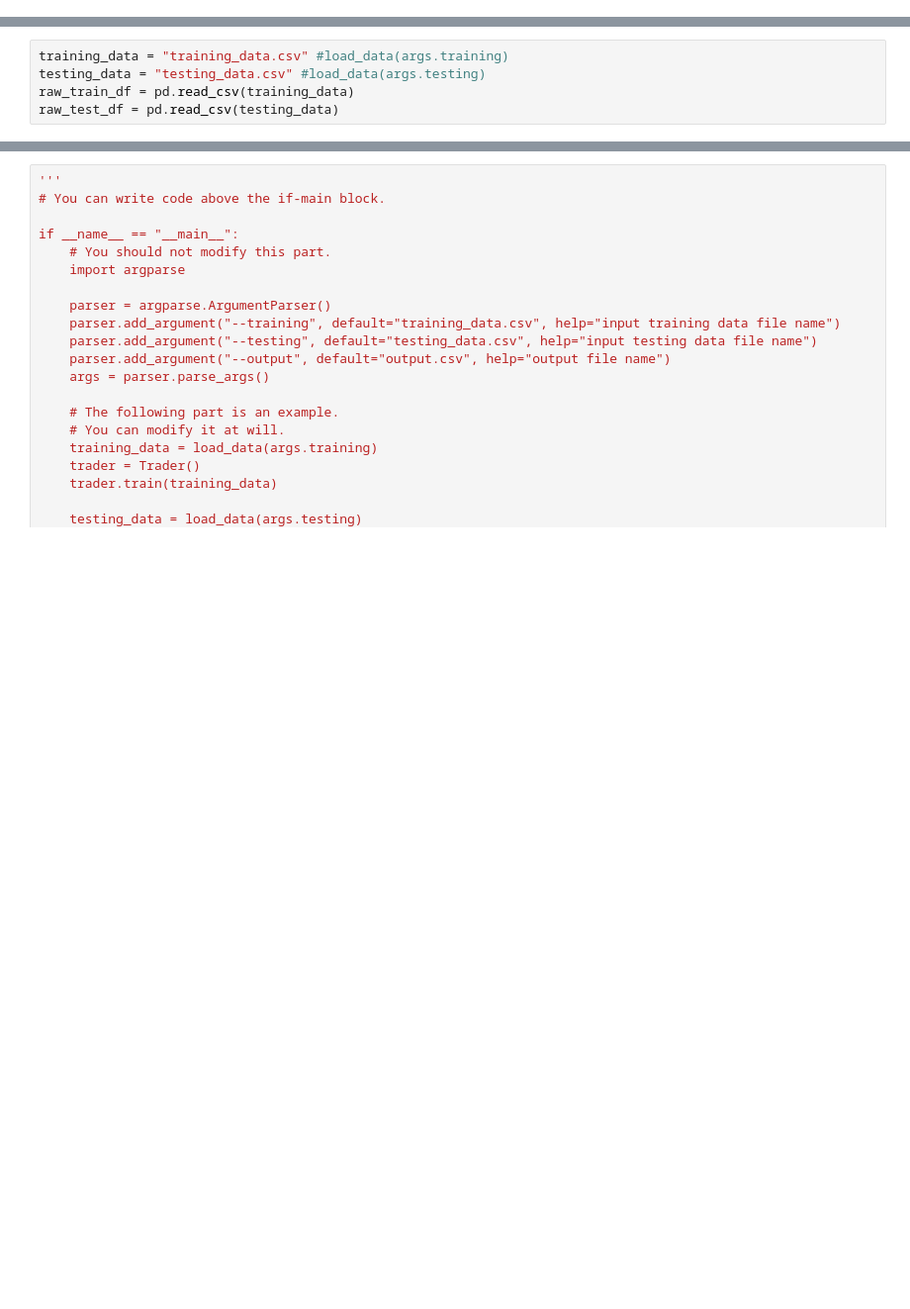
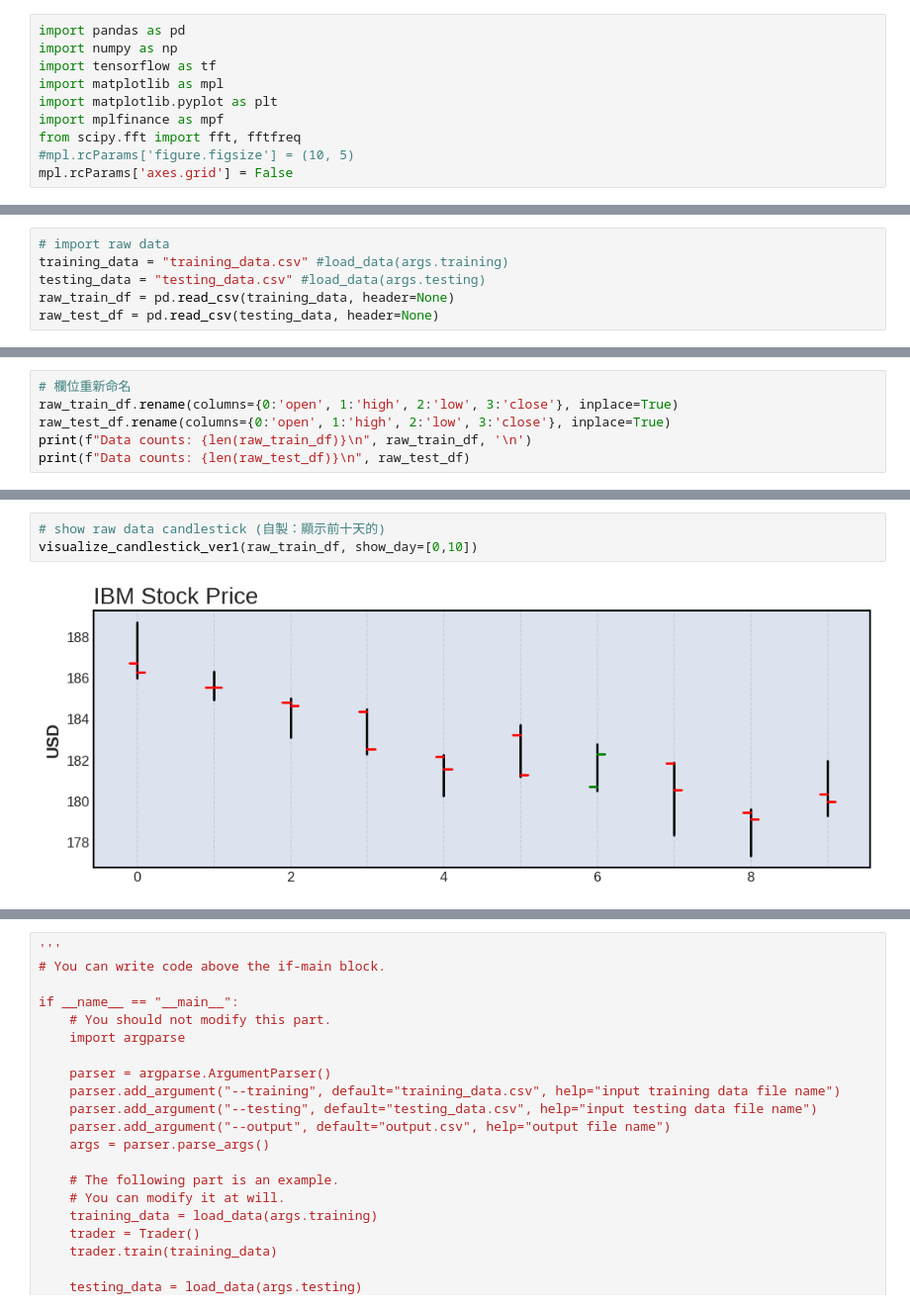
Before and after one commit to kuihao/DSAI-HW2-2022, a Jupyter notebook: app_jyputer.ipynb, the cells around one changed output, grey strips where cells are left out. Shown at 99% size. Drawn from its saved outputs; the diff is of its cells as text; blank space fills up the shorter version.

Commit message:
Data preprocess and training

```diff
--- a/app_jyputer.ipynb
+++ b/app_jyputer.ipynb
@@ -3,0 +1,10 @@ import numpy as np
+# %%
+import pandas as pd
+import numpy as np
+import tensorflow as tf
+import matplotlib as mpl
+import matplotlib.pyplot as plt
+import mplfinance as mpf
+from scipy.fft import fft, fftfreq
+#mpl.rcParams['figure.figsize'] = (10, 5)
+mpl.rcParams['axes.grid'] = False
@@ -4,5 +101,6 @@ import numpy as np
 # %%
+# import raw data
 training_data = "training_data.csv" #load_data(args.training)
 testing_data = "testing_data.csv" #load_data(args.testing)
-raw_train_df = pd.read_csv(training_data)
-raw_test_df = pd.read_csv(testing_data)
+raw_train_df = pd.read_csv(training_data, header=None)
+raw_test_df = pd.read_csv(testing_data, header=None)
@@ -44,0 +107,6 @@ raw_test_df
+# %%
+# 欄位重新命名
+raw_train_df.rename(columns={0:'open', 1:'high', 2:'low', 3:'close'}, inplace=True)
+raw_test_df.rename(columns={0:'open', 1:'high', 2:'low', 3:'close'}, inplace=True)
+print(f"Data counts: {len(raw_train_df)}\n", raw_train_df, '\n')
+print(f"Data counts: {len(raw_test_df)}\n", raw_test_df)
@@ -44,0 +131,5 @@ raw_test_df
+# %%
+# show raw data candlestick (自製：顯示前十天的)
+visualize_candlestick_ver1(raw_train_df, show_day=[0,10])
+# %% [output]
+[figure, added]
```
Also changed, not shown: parts of 34 cells of this notebook.
